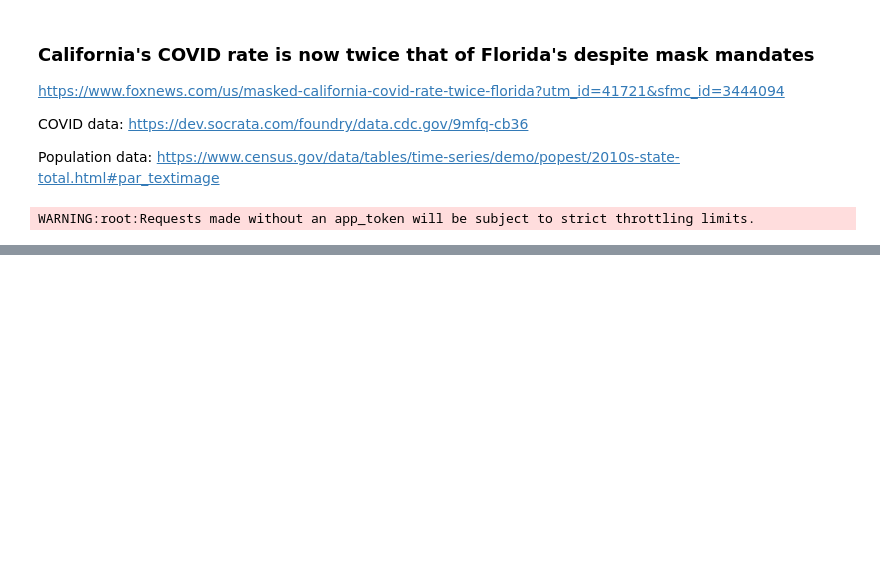
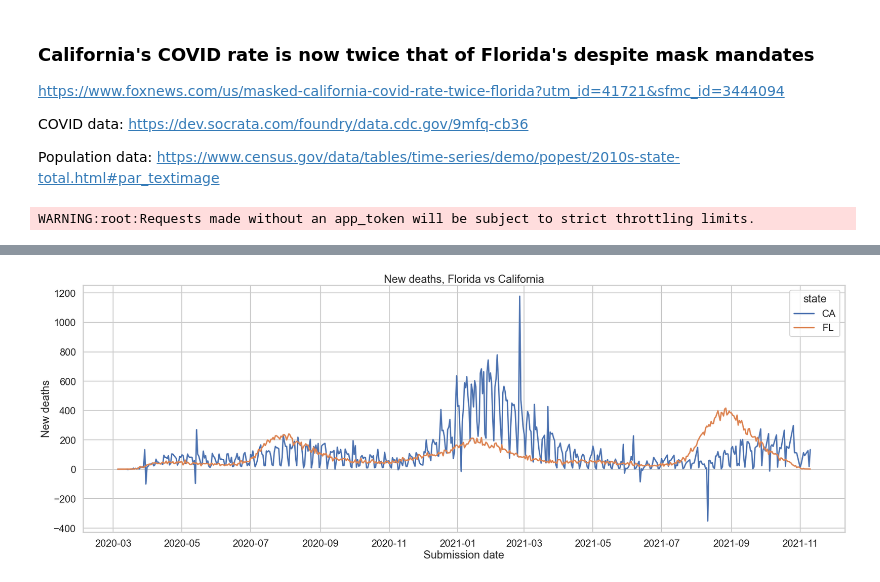
Before and after one commit to j-bennet/talks, a Jupyter notebook: 2021/covid-fl-ca/florida-vs-california.ipynb, the cells around one changed output, grey strips where cells are left out. Drawn from its saved outputs; the diff is of its cells as text; code cells hidden in the pictures; blank space fills up the shorter version.

```diff
--- a/2021/covid-fl-ca/florida-vs-california.ipynb
+++ b/2021/covid-fl-ca/florida-vs-california.ipynb
@@ -108,0 +192,4 @@ dfp = pd.read_csv("nst-est2019-alldata.csv", )
+# %%
+draw_combined_chart(df, "new_death", "New deaths", "New deaths, Florida vs California")
+# %% [output]
+[figure, added]
```
Also changed, not shown: parts of 30 cells of this notebook, 1 other file.
